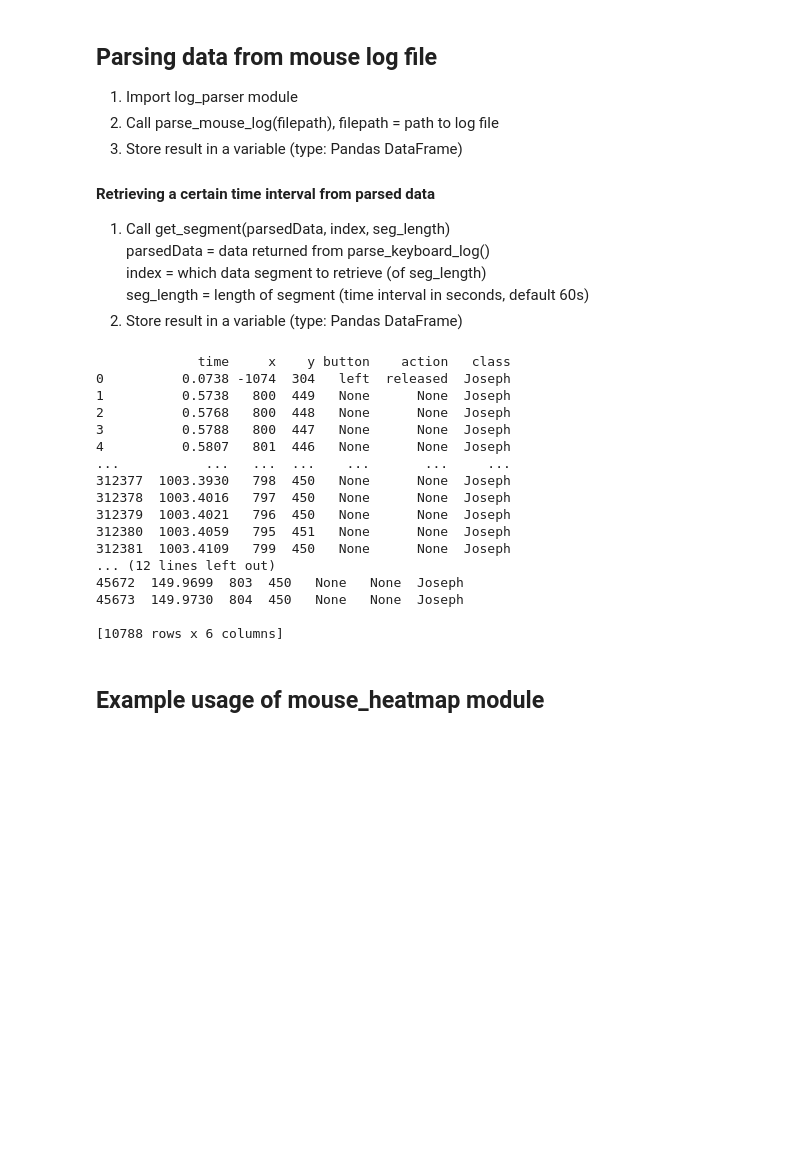
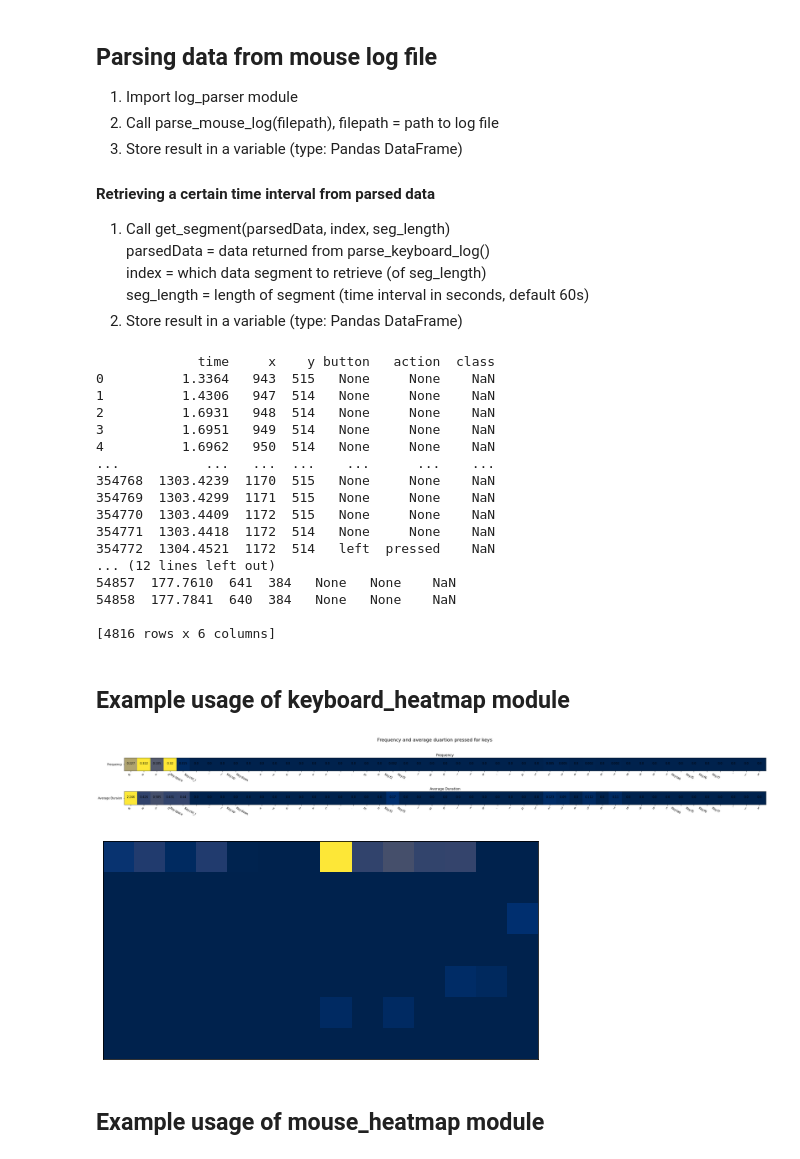
Before and after one commit to HengjunLuo/capstone-landis, a Jupyter notebook: log_parsing_examples.ipynb, the cells around one changed output. Saved outputs shown, nothing was run; the diff lists cells and outputs as text; code cells hidden in the pictures; blank space fills up the shorter version.

```diff
--- a/log_parsing_examples.ipynb
+++ b/log_parsing_examples.ipynb
@@ -56,30 +56,51 @@ print(keyboard_data_segment)
 # %%
 import log_parser
 
-mouse_data = log_parser.parse_mouse_log("mouse_actions.log")
+mouse_data = log_parser.parse_mouse_log("mouselogs/jonathan/mouse.log")
 print(mouse_data)
 
 # Get 5th 30s segment from data
 mouse_data_segment = log_parser.get_segment(mouse_data, index=5, seg_length=30)
 print(mouse_data_segment)
 # %% [output]
-             time     x    y button    action   class
-0          0.0738 -1074  304   left  released  Joseph
-1          0.5738   800  449   None      None  Joseph
-2          0.5768   800  448   None      None  Joseph
-3          0.5788   800  447   None      None  Joseph
-4          0.5807   801  446   None      None  Joseph
-...           ...   ...  ...    ...       ...     ...
-312377  1003.3930   798  450   None      None  Joseph
-312378  1003.4016   797  450   None      None  Joseph
-312379  1003.4021   796  450   None      None  Joseph
-312380  1003.4059   795  451   None      None  Joseph
-312381  1003.4109   799  450   None      None  Joseph
+             time     x    y button   action  class
+0          1.3364   943  515   None     None    NaN
+1          1.4306   947  514   None     None    NaN
+2          1.6931   948  514   None     None    NaN
+3          1.6951   949  514   None     None    NaN
+4          1.6962   950  514   None     None    NaN
+...           ...   ...  ...    ...      ...    ...
+354768  1303.4239  1170  515   None     None    NaN
+354769  1303.4299  1171  515   None     None    NaN
+354770  1303.4409  1172  515   None     None    NaN
+354771  1303.4418  1172  514   None     None    NaN
+354772  1304.4521  1172  514   left  pressed    NaN
 ... (12 lines left out)
-45672  149.9699  803  450   None   None  Joseph
-45673  149.9730  804  450   None   None  Joseph
+54857  177.7610  641  384   None   None    NaN
+54858  177.7841  640  384   None   None    NaN
 
-[10788 rows x 6 columns]
+[4816 rows x 6 columns]
+# %% [markdown]
+## Example usage of keyboard_heatmap module
+# %%
+# Import log parser and mouse heatmap modules
+from log_parser import parse_keyboard_log
+from keyboard_heatmap import KeyboardHeatmap
+
+# Generate the dataframe from log file
+keyboard_data = parse_keyboard_log("keylogs/jonathan/keyboard.log")
+
+# Create a heatmap from the first 10 minutes of log data
+heatmap = KeyboardHeatmap(keyboard_data, 0, seg_length=600)
+
+# Show the segment as an infographic
+heatmap.show_infographic()
+
+# Show the segment as a heatmap
+heatmap.show_heatmap()
+# %% [output]
+[figure, added]
+[figure, added]
 # %% [markdown]
 ## Example usage of mouse_heatmap module
 # %%
```
Also changed, not shown: parts of 4 cells of this notebook, 1 other file.
